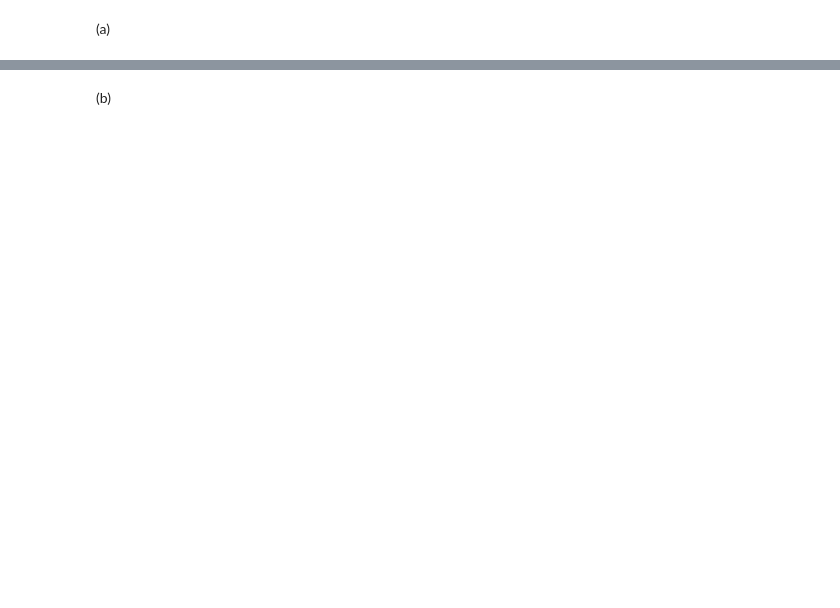
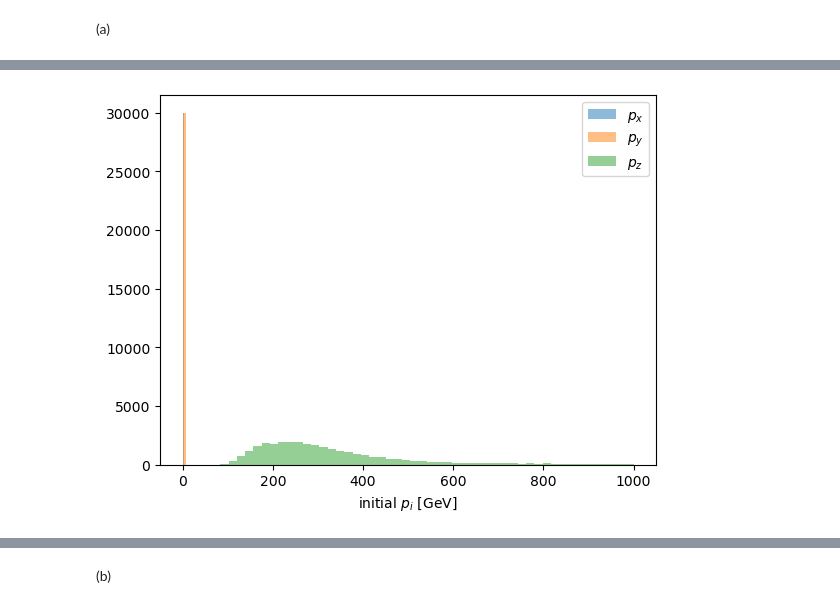
Before and after one commit to phopopo/mlph2023-Exercises, a Jupyter notebook: sheet04.ipynb, the cells around one changed output, grey strips where cells are left out. Drawn from its saved outputs; the diff is of its cells as text; code cells hidden in the pictures; blank space fills up the shorter version.

```diff
--- a/sheet04.ipynb
+++ b/sheet04.ipynb
@@ -140,0 +163,23 @@ print(f"val   amp  shape: {val_amp.shape}")
+# %%
+def get_init_pi(ev, i):
+    return ev[:,0,i] + ev[:,0,i]
+
+def get_pt(fv):
+    return np.sqrt(fv[:, 1]**2 + fv[:, 2]**2)
+
+
+
+def get_met(fv):
+    """ returns MET of the event"""
+    return np.sqrt(np.sum(fv[:, :, 1], axis=1)**2
+                   +np.sum(fv[:, :, 2], axis=1)**2)
+
+# TODO: Plot incoming momenta
+plt.hist(get_init_pi(trn_dat, 1), label=r"$p_x$", alpha=.5, bins=50)
+plt.hist(get_init_pi(trn_dat, 2), label=r"$p_y$", alpha=.5, bins=50)
+plt.hist(get_init_pi(trn_dat, 3), label=r"$p_z$", alpha=.5, bins=50)
+plt.xlabel(r"initial $p_i$ [GeV]")
+plt.legend()
+plt.show()
+# %% [output]
+[figure, added]
```
Also changed, not shown: parts of 29 cells of this notebook, 14 other files.
